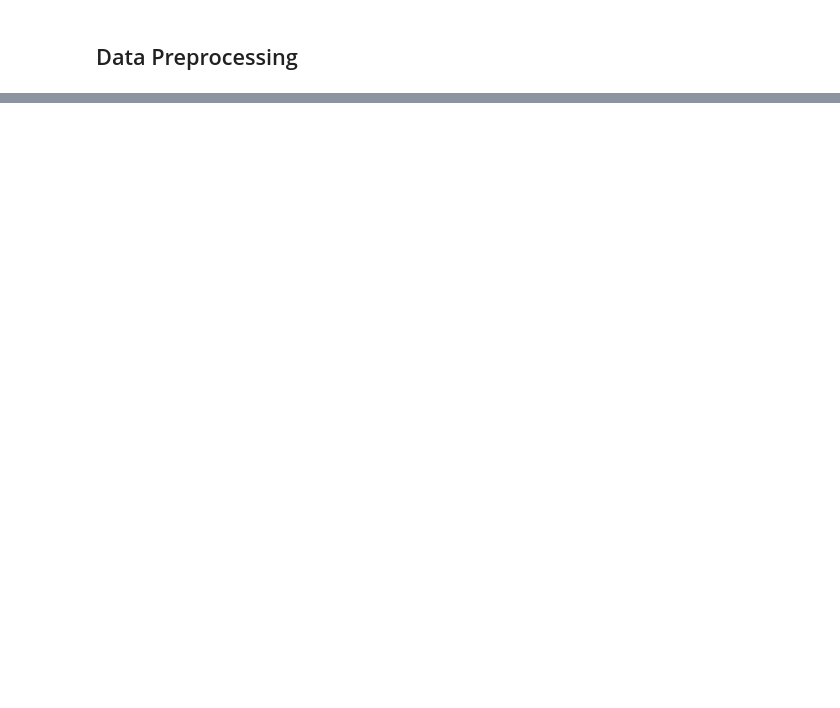
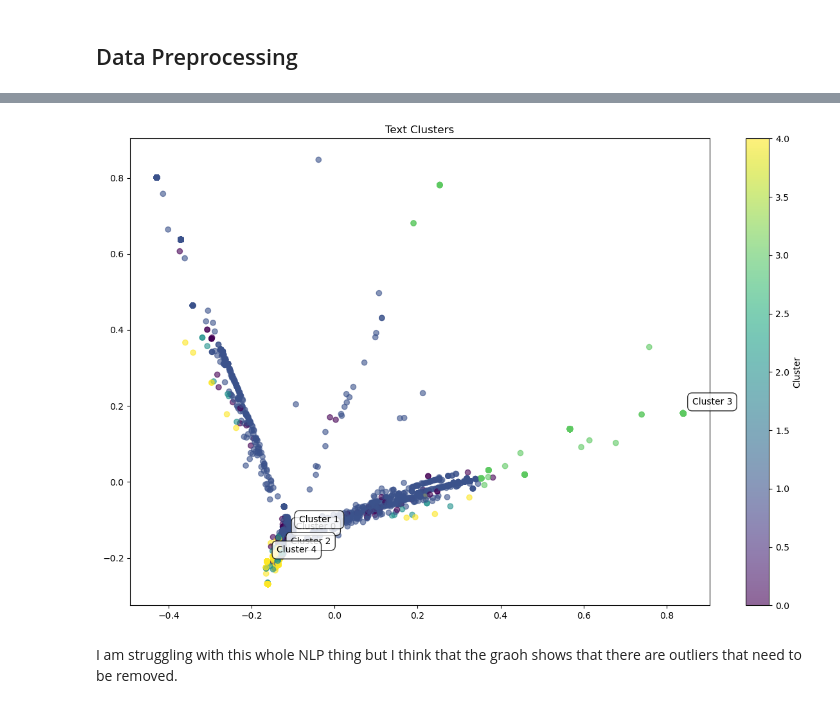
Before and after one commit to KhouloudLadhib/NLP-Project, a Jupyter notebook: NPL Project.ipynb, the cells around one changed output, grey strips where cells are left out. Drawn from its saved outputs; the diff is of its cells as text; code cells hidden in the pictures; blank space fills up the shorter version.

```diff
--- a/NPL Project.ipynb
+++ b/NPL Project.ipynb
@@ -155,4 +112,4 @@ df['description'] = df['description'].astype(str)
 # %%
-# Only keep category and description
-df = df[['category','description']]
+# Only keep content
+df = df[['content']]
 # %%
@@ -296,0 +168,15 @@ plt.show()
+# %%
+# Join back tokens, internet says it's better that way
+docs = words.fillna('').apply(lambda row: ' '.join(row), axis=1)
+# %%
+# TfidfVectorizer
+from sklearn.feature_extraction.text import TfidfVectorizer
+vectorizer = TfidfVectorizer(max_df=0.9, min_df=10, stop_words='english')
+X = vectorizer.fit_transform(docs)
+# %%
+# Clustering
+from sklearn.cluster import KMeans
+k = 5
+kmeans = KMeans(n_clusters=k, random_state=42)
+clusters = kmeans.fit_predict(X)
+df['cluster'] = clusters
@@ -296,0 +202,37 @@ plt.show()
+# %%
+# Ensure that arrays are aligned
+valid_indices = ~df['content'].isna()
+X_filtered = X[valid_indices]
+clusters_filtered = clusters[valid_indices]
+
+# Dimentions reduction
+pca = PCA(n_components=2, random_state=42)
+X_2d = pca.fit_transform(X_filtered.toarray())
+
+#  Create df for graph
+cluster_viz = pd.DataFrame({'x': X_2d[:, 0], 'y': X_2d[:, 1], 'cluster': clusters_filtered, 'text': df.loc[valid_indices, 'content'].str.wrap(30)})
+
+# Graph
+plt.figure(figsize=(12, 8))
+scatter = plt.scatter(cluster_viz['x'], cluster_viz['y'], c=cluster_viz['cluster'], cmap='viridis', alpha=0.6)
+plt.title("Text Clusters")
+plt.colorbar(scatter, label='Cluster')
+
+# Labels
+for cluster_num in range(k):
+    cluster_data = cluster_viz[cluster_viz['cluster'] == cluster_num]
+    median_x = cluster_data['x'].median()
+    median_y = cluster_data['y'].median()
+    plt.annotate(
+        f"Cluster {cluster_num}",
+        xy=(median_x, median_y),
+        xytext=(10, 10),
+        textcoords='offset points',
+        bbox=dict(boxstyle='round,pad=0.5', fc='white', alpha=0.8))
+
+plt.tight_layout()
+plt.show()
+# %% [output]
+[figure, added]
+# %% [markdown]
+I am struggling with this whole NLP thing but I think that the graoh shows that there are outliers that need to be removed.
```
Also changed, not shown: parts of 27 cells of this notebook.
